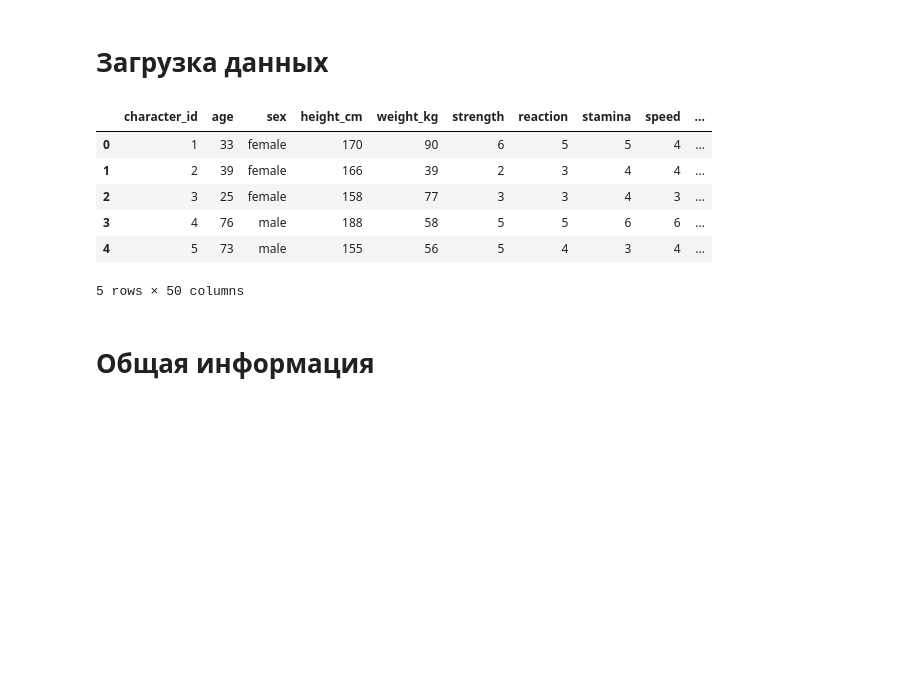
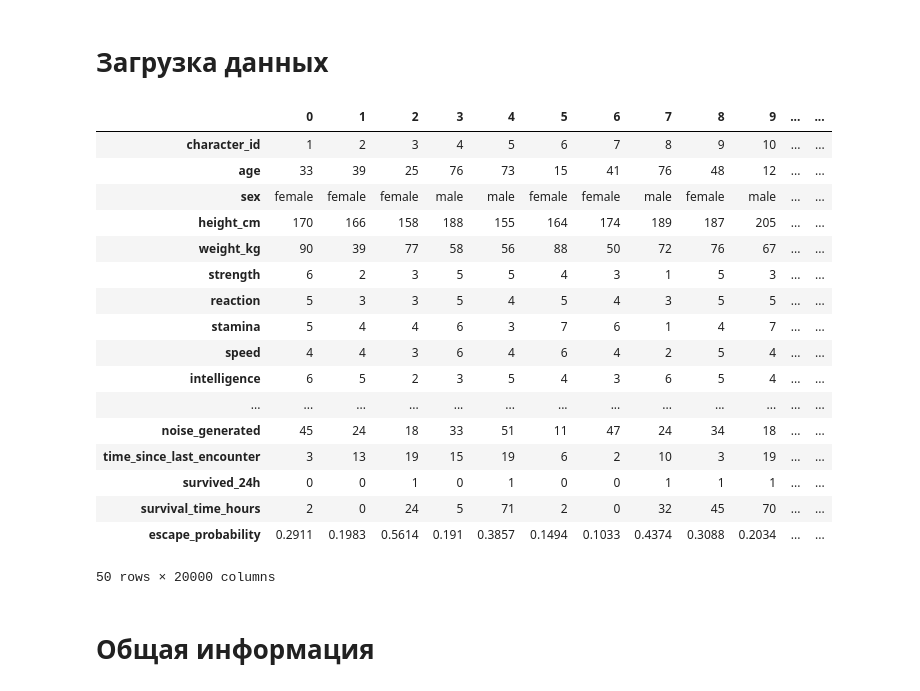
Before and after one commit to ZimBazo/BackroomsML, a Jupyter notebook: notebooks/1_EDA.ipynb, the cells around one changed output. Drawn from its saved outputs; the diff is of its cells as text; code cells hidden in the pictures; blank space fills up the shorter version.

```diff
--- a/notebooks/1_EDA.ipynb
+++ b/notebooks/1_EDA.ipynb
@@ -12,14 +12,26 @@ sns.set_palette("mako")
 # Загрузка данных
 # %%
 df = pd.read_csv('../data/raw/backrooms_survival_v4.csv')
+df.T
 # %% [output]
-|  | character_id | age | sex | height_cm | weight_kg | strength | reaction | stamina | speed | ... |
-| 0 | 1 | 33 | female | 170 | 90 | 6 | 5 | 5 | 4 | ... |
-| 1 | 2 | 39 | female | 166 | 39 | 2 | 3 | 4 | 4 | ... |
-| 2 | 3 | 25 | female | 158 | 77 | 3 | 3 | 4 | 3 | ... |
-| 3 | 4 | 76 | male | 188 | 58 | 5 | 5 | 6 | 6 | ... |
-| 4 | 5 | 73 | male | 155 | 56 | 5 | 4 | 3 | 4 | ... |
+|  | 0 | 1 | 2 | 3 | 4 | 5 | 6 | 7 | 8 | 9 | ... | ... |
+| character_id | 1 | 2 | 3 | 4 | 5 | 6 | 7 | 8 | 9 | 10 | ... | ... |
+| age | 33 | 39 | 25 | 76 | 73 | 15 | 41 | 76 | 48 | 12 | ... | ... |
+| sex | female | female | female | male | male | female | female | male | female | male | ... | ... |
+| height_cm | 170 | 166 | 158 | 188 | 155 | 164 | 174 | 189 | 187 | 205 | ... | ... |
+| weight_kg | 90 | 39 | 77 | 58 | 56 | 88 | 50 | 72 | 76 | 67 | ... | ... |
+| strength | 6 | 2 | 3 | 5 | 5 | 4 | 3 | 1 | 5 | 3 | ... | ... |
+| reaction | 5 | 3 | 3 | 5 | 4 | 5 | 4 | 3 | 5 | 5 | ... | ... |
+| stamina | 5 | 4 | 4 | 6 | 3 | 7 | 6 | 1 | 4 | 7 | ... | ... |
+| speed | 4 | 4 | 3 | 6 | 4 | 6 | 4 | 2 | 5 | 4 | ... | ... |
+| intelligence | 6 | 5 | 2 | 3 | 5 | 4 | 3 | 6 | 5 | 4 | ... | ... |
+| ... | ... | ... | ... | ... | ... | ... | ... | ... | ... | ... | ... | ... |
+| noise_generated | 45 | 24 | 18 | 33 | 51 | 11 | 47 | 24 | 34 | 18 | ... | ... |
+| time_since_last_encounter | 3 | 13 | 19 | 15 | 19 | 6 | 2 | 10 | 3 | 19 | ... | ... |
+| survived_24h | 0 | 0 | 1 | 0 | 1 | 0 | 0 | 1 | 1 | 1 | ... | ... |
+| survival_time_hours | 2 | 0 | 24 | 5 | 71 | 2 | 0 | 32 | 45 | 70 | ... | ... |
+| escape_probability | 0.2911 | 0.1983 | 0.5614 | 0.191 | 0.3857 | 0.1494 | 0.1033 | 0.4374 | 0.3088 | 0.2034 | ... | ... |
-5 rows × 50 columns
+50 rows × 20000 columns
 # %% [markdown]
 # Общая информация
 # %%
```
Also changed, not shown: parts of 1 cell of this notebook, 4 other files.
